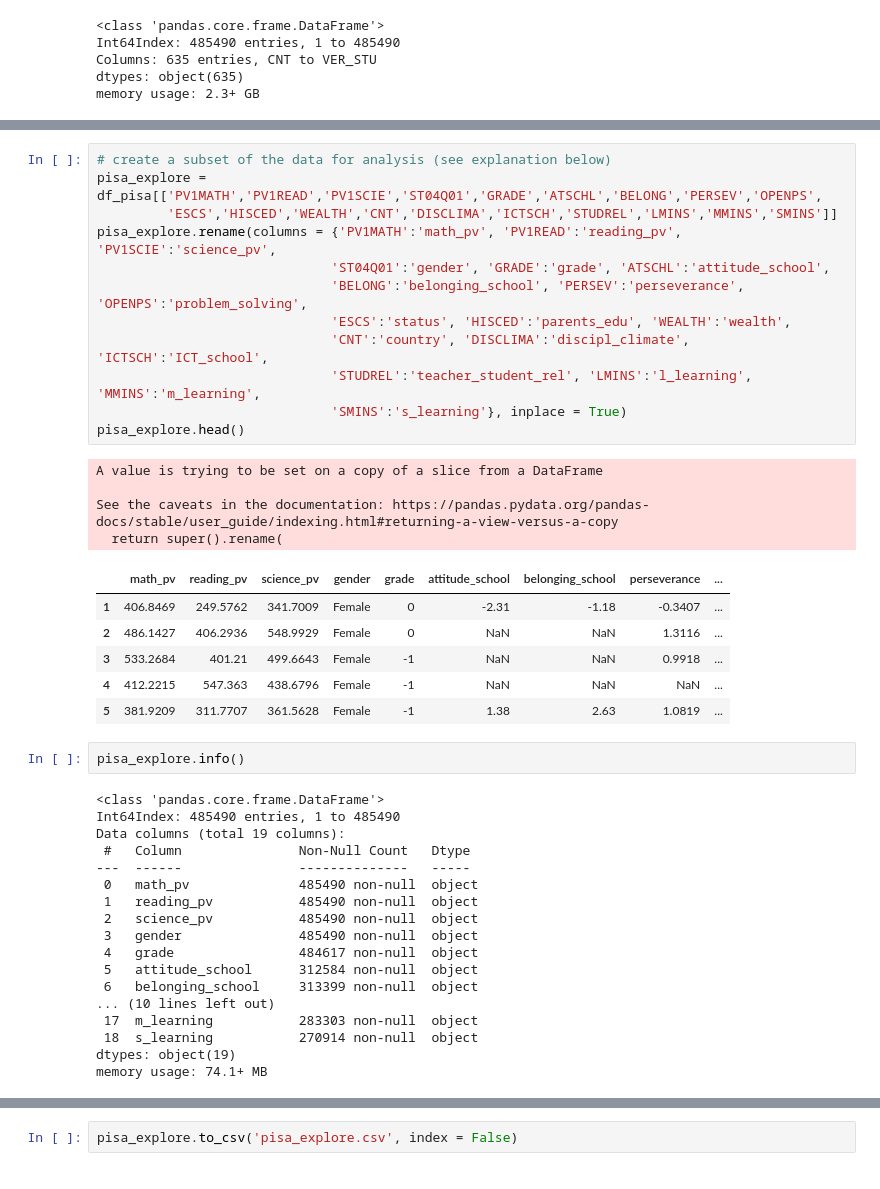
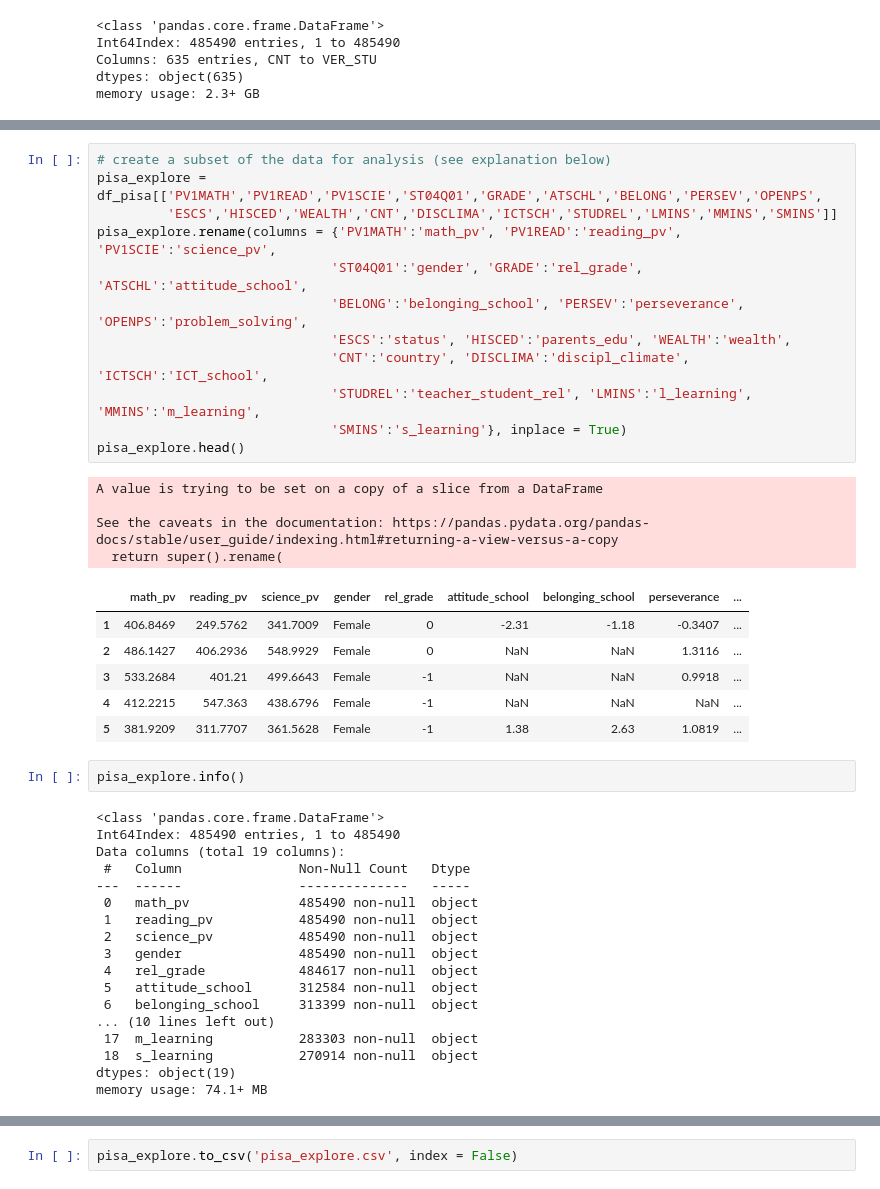
Before and after one commit to zoraaroz/PISA-data-visualisation, a Jupyter notebook: exploration.ipynb, the cells around one changed output, grey strips where cells are left out. Cells and saved outputs as stored; diff of their text form.

```diff
--- a/exploration.ipynb
+++ b/exploration.ipynb
@@ -48,21 +33,21 @@ Name: CNT, Length: 68, dtype: int64
 # %%
 # create a subset of the data for analysis (see explanation below)
 pisa_explore = df_pisa[['PV1MATH','PV1READ','PV1SCIE','ST04Q01','GRADE','ATSCHL','BELONG','PERSEV','OPENPS',
          'ESCS','HISCED','WEALTH','CNT','DISCLIMA','ICTSCH','STUDREL','LMINS','MMINS','SMINS']]
 pisa_explore.rename(columns = {'PV1MATH':'math_pv', 'PV1READ':'reading_pv', 'PV1SCIE':'science_pv',
-                              'ST04Q01':'gender', 'GRADE':'grade', 'ATSCHL':'attitude_school',
+                              'ST04Q01':'gender', 'GRADE':'rel_grade', 'ATSCHL':'attitude_school',
                               'BELONG':'belonging_school', 'PERSEV':'perseverance', 'OPENPS':'problem_solving',
                               'ESCS':'status', 'HISCED':'parents_edu', 'WEALTH':'wealth',
                               'CNT':'country', 'DISCLIMA':'discipl_climate', 'ICTSCH':'ICT_school',
                               'STUDREL':'teacher_student_rel', 'LMINS':'l_learning', 'MMINS':'m_learning',
                               'SMINS':'s_learning'}, inplace = True)
 pisa_explore.head()
 # %% [output]
 A value is trying to be set on a copy of a slice from a DataFrame
 
 See the caveats in the documentation: https://pandas.pydata.org/pandas-docs/stable/user_guide/indexing.html#returning-a-view-versus-a-copy
   return super().rename(
-|  | math_pv | reading_pv | science_pv | gender | grade | attitude_school | belonging_school | perseverance | ... |
+|  | math_pv | reading_pv | science_pv | gender | rel_grade | attitude_school | belonging_school | perseverance | ... |
 | 1 | 406.8469 | 249.5762 | 341.7009 | Female | 0 | -2.31 | -1.18 | -0.3407 | ... |
 | 2 | 486.1427 | 406.2936 | 548.9929 | Female | 0 | NaN | NaN | 1.3116 | ... |
 | 3 | 533.2684 | 401.21 | 499.6643 | Female | -1 | NaN | NaN | 0.9918 | ... |
@@ -80,7 +65,7 @@ Data columns (total 19 columns):
  1   reading_pv           485490 non-null  object
  2   science_pv           485490 non-null  object
  3   gender               485490 non-null  object
- 4   grade                484617 non-null  object
+ 4   rel_grade            484617 non-null  object
  5   attitude_school      312584 non-null  object
  6   belonging_school     313399 non-null  object
 ... (10 lines left out)
```
Also changed, not shown: parts of 52 cells of this notebook.
